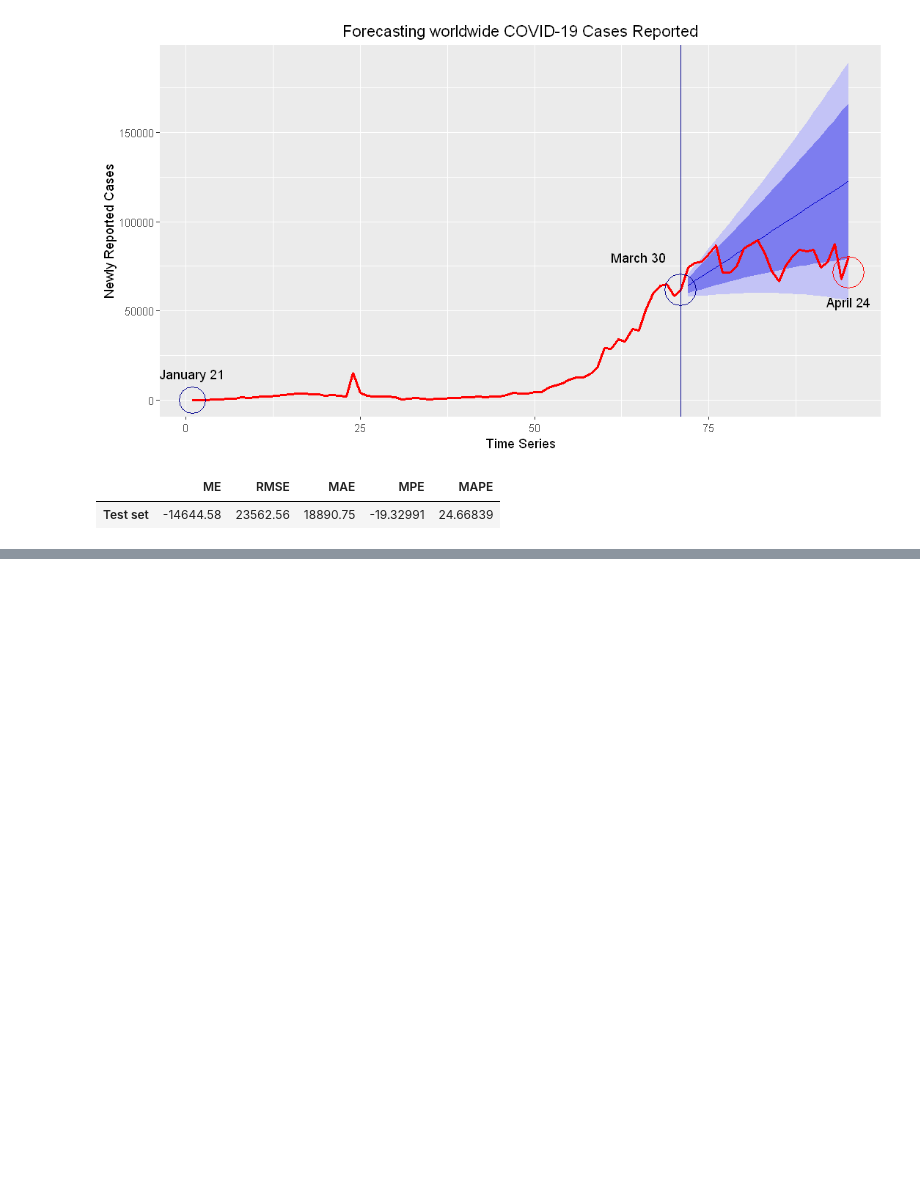
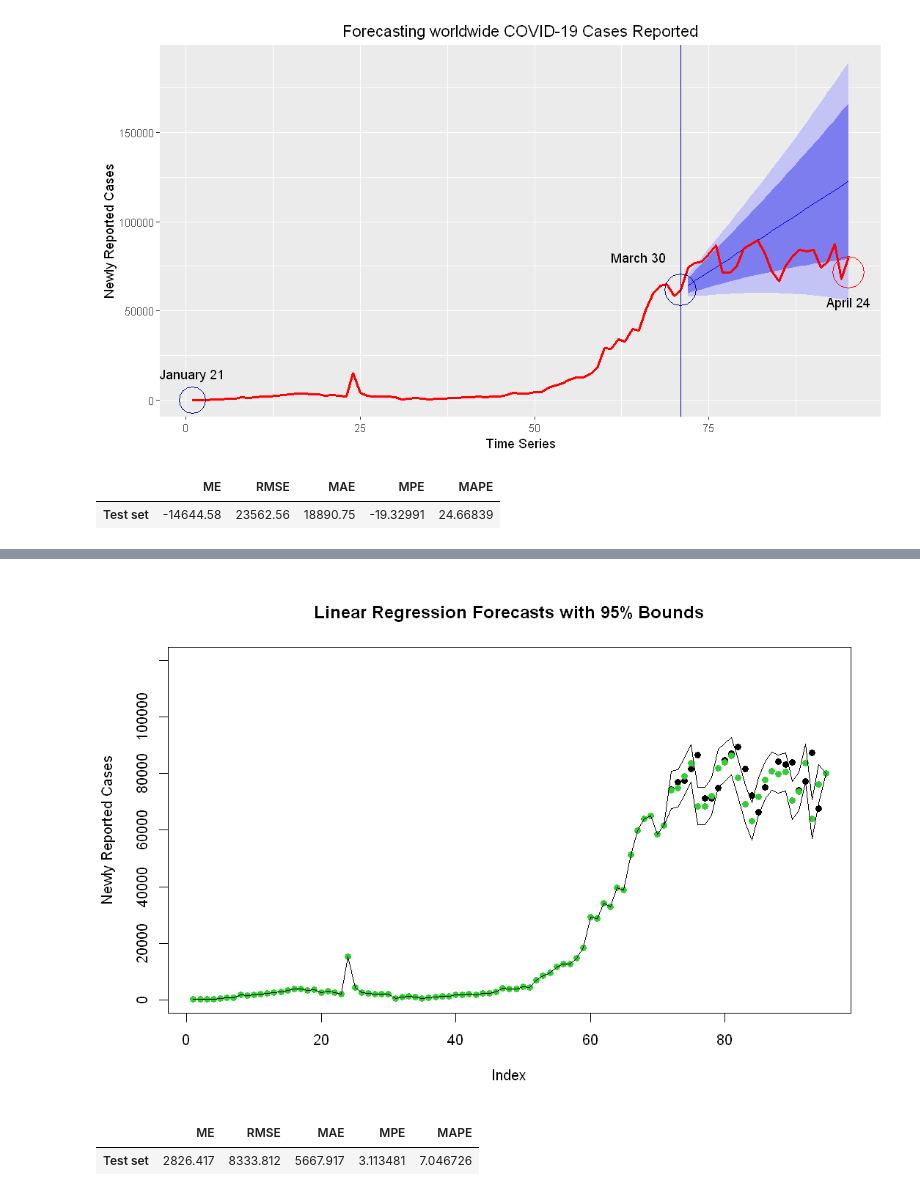
Before and after one commit to AjithKumarVS/Predictive-Time-Series-Modelling-of-COVID-19-Pandemic, a Jupyter notebook: covid19_social-distancing_impact_analysis.ipynb, the cells around one changed output, grey strips where cells are left out. Drawn from its saved outputs; the diff is of its cells as text; code cells hidden in the pictures; blank space fills up the shorter version.

```diff
--- a/covid19_social-distancing_impact_analysis.ipynb
+++ b/covid19_social-distancing_impact_analysis.ipynb
@@ -98,0 +168,40 @@ accuracy(fvalues,test)
+# %%
+fvalues<-forecastvalues$Point.Forecast
+fvalues<-ceiling(fvalues)
+
+lo95<-forecastvalues$Lo.95
+lo95<-ceiling(lo95)
+
+hi95<-forecastvalues$Hi.95
+hi95<-ceiling(hi95)
+# %%
+invertdifference<-function(orig,diff,interval){
+  upd<-vector()
+  for(i in interval:length(orig)){
+    upd[i]<-orig[i+interval]-diff[i]
+  }
+  upd[i]=upd[i-1]+diff[i-1]
+  return(upd)
+}
+# %%
+fvalues<-invertdifference(test,fvalues,1)
+lo95<-invertdifference(test,lo95,1)
+hi95<-invertdifference(test,hi95,1)
+# %%
+ytest<-append(train,test)
+ypred<-append(train,fvalues)
+ylow<-append(train,lo95)
+yhigh<-append(train,hi95)
+# %%
+options(repr.plot.width=9, repr.plot.height=6)
+plot(ytest,col="black",pch=19,ylim=c(0,120000),main="Linear Regression Forecasts with 95% Bounds",ylab="Newly Reported Cases")
+points(ypred,col="limegreen",pch=19)
+lines(ylow,col="black")
+lines(yhigh,col="black")
+# %% [output]
+[figure, added]
+# %%
+accuracy(fvalues,test)
+# %% [output]
+|  | ME | RMSE | MAE | MPE | MAPE |
+| Test set | 2826.417 | 8333.812 | 5667.917 | 3.113481 | 7.046726 |
```
Also changed, not shown: parts of 11 cells of this notebook.
